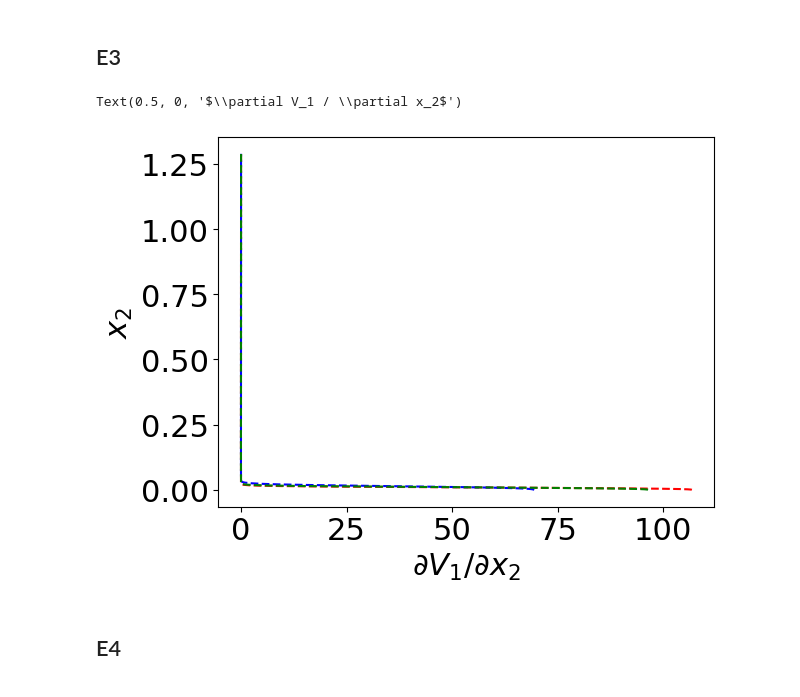
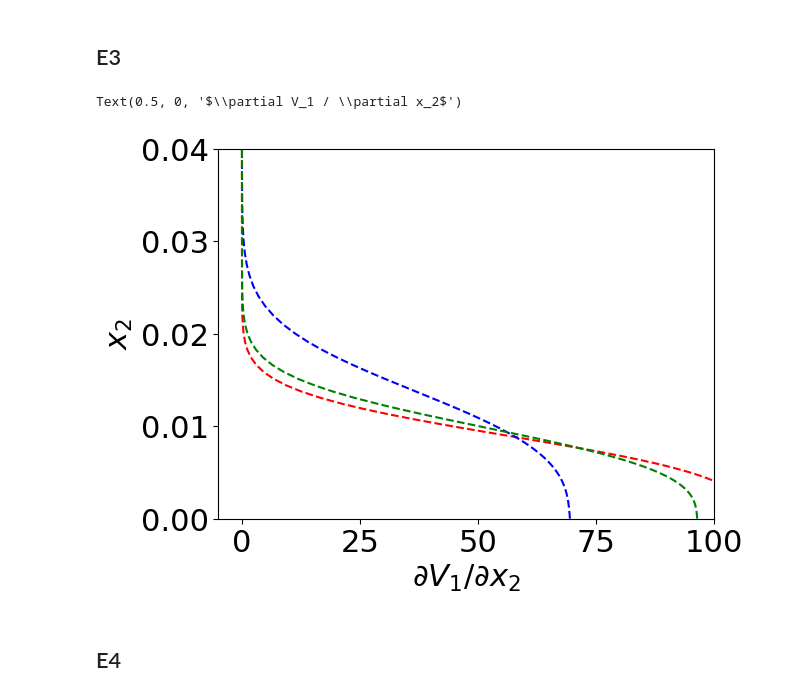
Before and after one commit to MartinStjernkvist/Applied-Mechanics, a Jupyter notebook: TME226/Assignment_1.ipynb, the cells around one changed output. Cells and saved outputs as stored; diff of their text form; code cells hidden in the pictures.

```diff
--- a/TME226/Assignment_1.ipynb
+++ b/TME226/Assignment_1.ipynb
@@ -239,19 +201,20 @@ i=4, Vinf_last=1.000e+00, max=1.000e+00
 # %%
 i = 85
 gradient = np.gradient(v1_2d[i,:], x2_2d[i,:])
 plt.figure()
 plt.plot(gradient, x2_2d[i,:], 'r--')
 i = 170
 gradient = np.gradient(v1_2d[i,:], x2_2d[i,:])
 plt.plot(gradient, x2_2d[i,:], 'b--')
 i = 100
 gradient = np.gradient(v1_2d[i,:], x2_2d[i,:])
+plt.axis([-5,100,0,0.04])
 plt.plot(gradient, x2_2d[i,:], 'g--')
 plt.ylabel('$x_2$')
 plt.xlabel('$\\partial V_1 / \\partial x_2$')
 # %% [output]
 Text(0.5, 0, '$\\partial V_1 / \\partial x_2$')
-[figure, old version]
+[figure, new version]
 # %% [markdown]
 ## E4
 # %%
```
Also changed, not shown: parts of 4 cells of this notebook.
